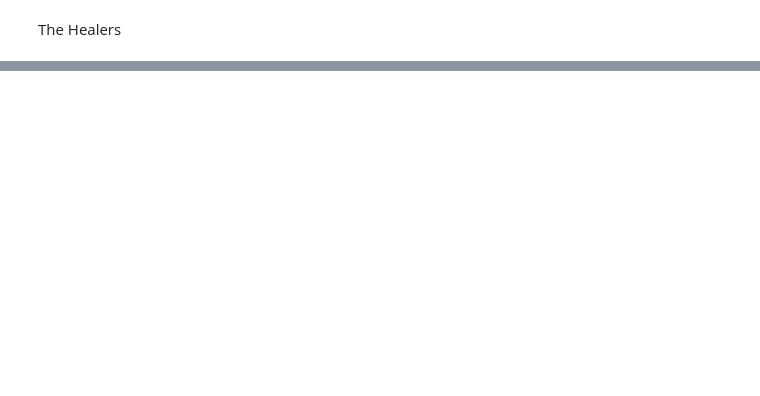
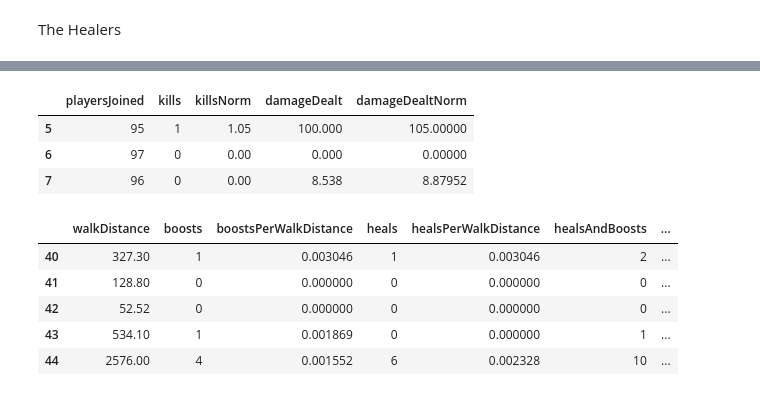
Before and after one commit to Sen-Ma/PUBG-Kaggle, a Jupyter notebook: PUBG_EDA_is_Fun.ipynb, the cells around one changed output, grey strips where cells are left out. Saved outputs shown, nothing was run; the diff lists cells and outputs as text; code cells hidden in the pictures; blank space fills up the shorter version.

```diff
--- a/PUBG_EDA_is_Fun.ipynb
+++ b/PUBG_EDA_is_Fun.ipynb
@@ -210,0 +270,9 @@ plt.show()
+# %%
+train['killsNorm'] = train['kills']*((100-train['playersJoined'])/100+1)
+train['damageDealtNorm'] = train['damageDealt']*((100-train['playersJoined'])/100+1)
+train[['playersJoined', 'kills', 'killsNorm', 'damageDealt', 'damageDealtNorm']][5:8]
+# %% [output]
+|  | playersJoined | kills | killsNorm | damageDealt | damageDealtNorm |
+| 5 | 95 | 1 | 1.05 | 100.000 | 105.00000 |
+| 6 | 97 | 0 | 0.00 | 0.000 | 0.00000 |
+| 7 | 96 | 0 | 0.00 | 8.538 | 8.87952 |
@@ -210,0 +282,15 @@ plt.show()
+# %%
+train['boostsPerWalkDistance'] = train['boosts']/(train['walkDistance']+1)
+train['boostsPerWalkDistance'].fillna(0, inplace=True)
+train['healsPerWalkDistance'] = train['heals'] / (train['walkDistance']+1)
+train['healsPerWalkDistance'].fillna(0, inplace=True)
+train['healsAndBoostsPerWalkDistance'] = train['healsAndBoosts'] / (train['walkDistance']+1)
+train['healsAndBoostsPerWalkDistance'].fillna(0, inplace=True)
+train[['walkDistance', 'boosts', 'boostsPerWalkDistance', 'heals', 'healsPerWalkDistance', 'healsAndBoosts', 'healsAndBoostsPerWalkDistance']][40:45]
+# %% [output]
+|  | walkDistance | boosts | boostsPerWalkDistance | heals | healsPerWalkDistance | healsAndBoosts | ... |
+| 40 | 327.30 | 1 | 0.003046 | 1 | 0.003046 | 2 | ... |
+| 41 | 128.80 | 0 | 0.000000 | 0 | 0.000000 | 0 | ... |
+| 42 | 52.52 | 0 | 0.000000 | 0 | 0.000000 | 0 | ... |
+| 43 | 534.10 | 1 | 0.001869 | 0 | 0.000000 | 1 | ... |
+| 44 | 2576.00 | 4 | 0.001552 | 6 | 0.002328 | 10 | ... |
```
Also changed, not shown: parts of 28 cells of this notebook.
